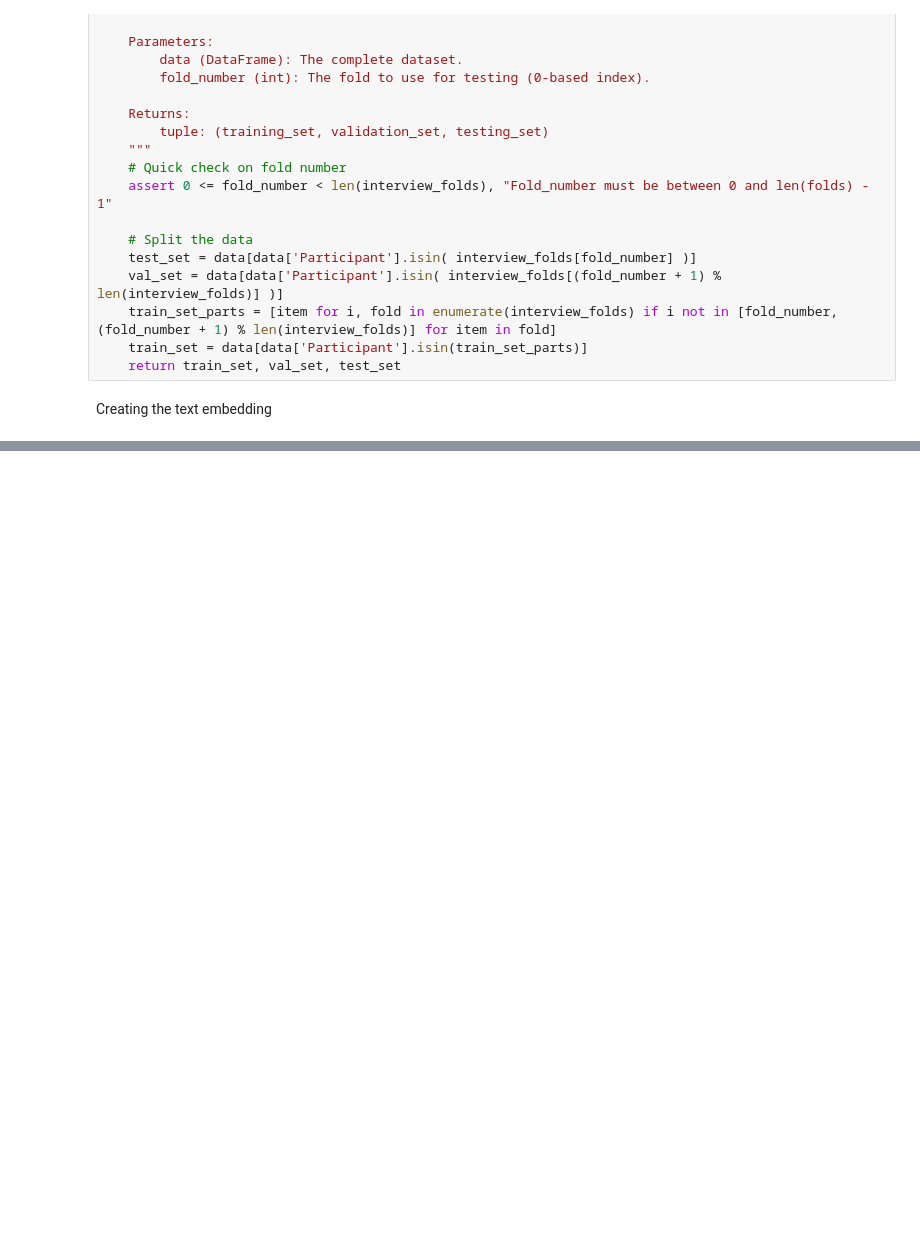
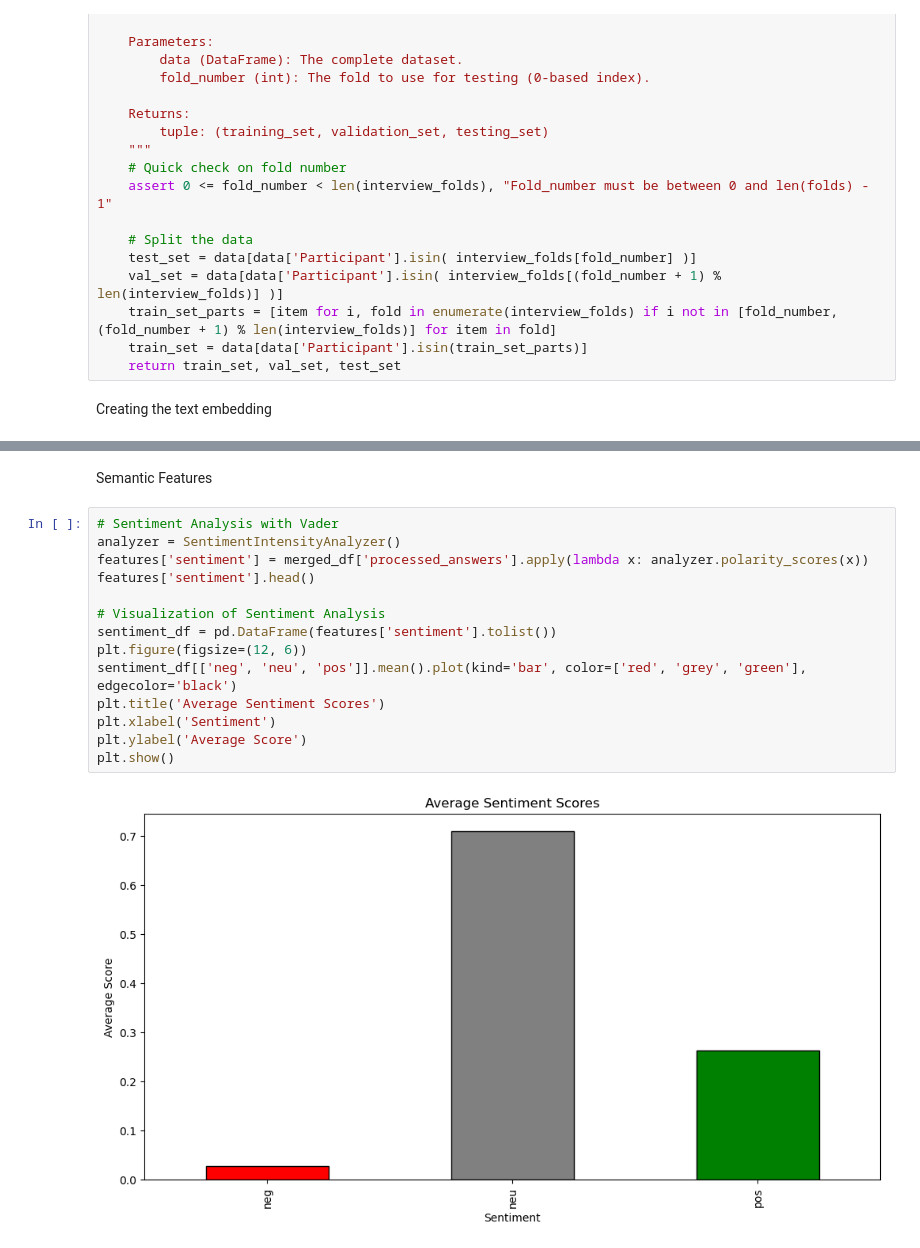
Before and after one commit to gyanigk/ML-HW4, a Jupyter notebook: Just_language_features.ipynb, the cells around one changed output, grey strips where cells are left out. Drawn from its saved outputs; the diff is of its cells as text; blank space fills up the shorter version.

```diff
--- a/Just_language_features.ipynb
+++ b/Just_language_features.ipynb
@@ -188,0 +314,18 @@ nltk.download('vader_lexicon') # Vader
+# %% [markdown]
+Semantic Features
+# %%
+# Sentiment Analysis with Vader
+analyzer = SentimentIntensityAnalyzer()
+features['sentiment'] = merged_df['processed_answers'].apply(lambda x: analyzer.polarity_scores(x))
+features['sentiment'].head()
+
+# Visualization of Sentiment Analysis
+sentiment_df = pd.DataFrame(features['sentiment'].tolist())
+plt.figure(figsize=(12, 6))
+sentiment_df[['neg', 'neu', 'pos']].mean().plot(kind='bar', color=['red', 'grey', 'green'], edgecolor='black')
+plt.title('Average Sentiment Scores')
+plt.xlabel('Sentiment')
+plt.ylabel('Average Score')
+plt.show()
+# %% [output]
+[figure, added]
```
Also changed, not shown: parts of 28 cells of this notebook, 4 other files.
